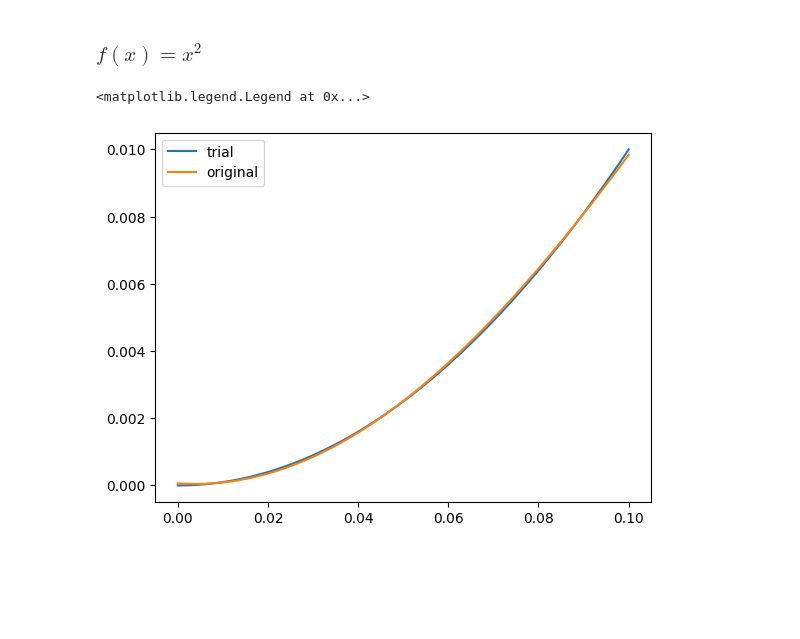
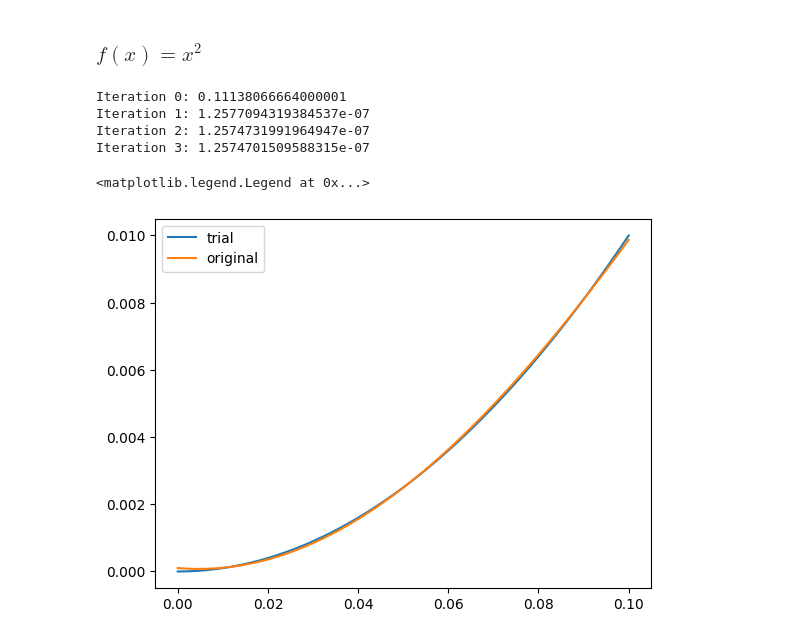
Before and after one commit to LeonardEyer/QKM, a Jupyter notebook: QKM.ipynb, the cells around one changed output. Drawn from its saved outputs; the diff is of its cells as text; code cells hidden in the pictures; blank space fills up the shorter version.

```diff
--- a/QKM.ipynb
+++ b/QKM.ipynb
@@ -169,12 +145,16 @@ y = x**2
 data = np.array([x, y])
 # %%
 k = K_classical(0.14)
-f = method(data, k)
+f = mmr_newton(data, k)
 plt.plot(x, y, label="trial")
 plt.plot(x, np.array([f(x) for x in x]), label="original")
 plt.legend()
 # %% [output]
-<matplotlib.legend.Legend at 0x...>
+Iteration 0: 0.11138066664000001
+Iteration 1: 1.2577094319384537e-07
+Iteration 2: 1.2574731991964947e-07
+Iteration 3: 1.2574701509588315e-07
+<matplotlib.legend.Legend at 0x...>
-[figure, old version]
+[figure, new version]
 # %%
 k = K_simple_RX(8)
```
Also changed, not shown: parts of 9 cells of this notebook, 1 other file.
